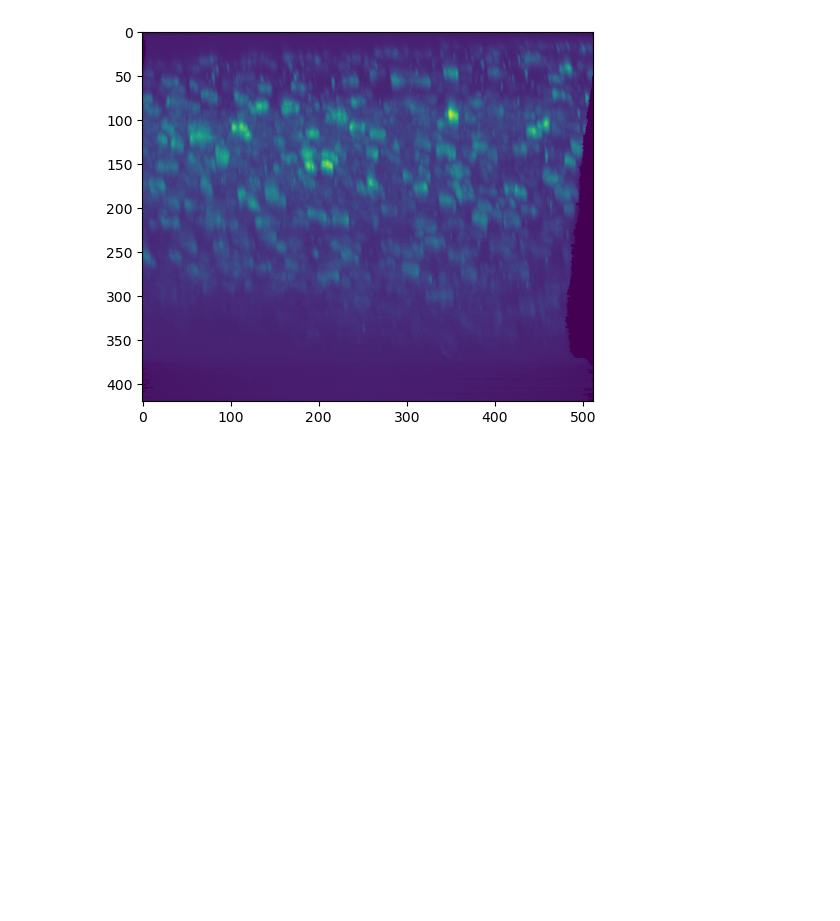
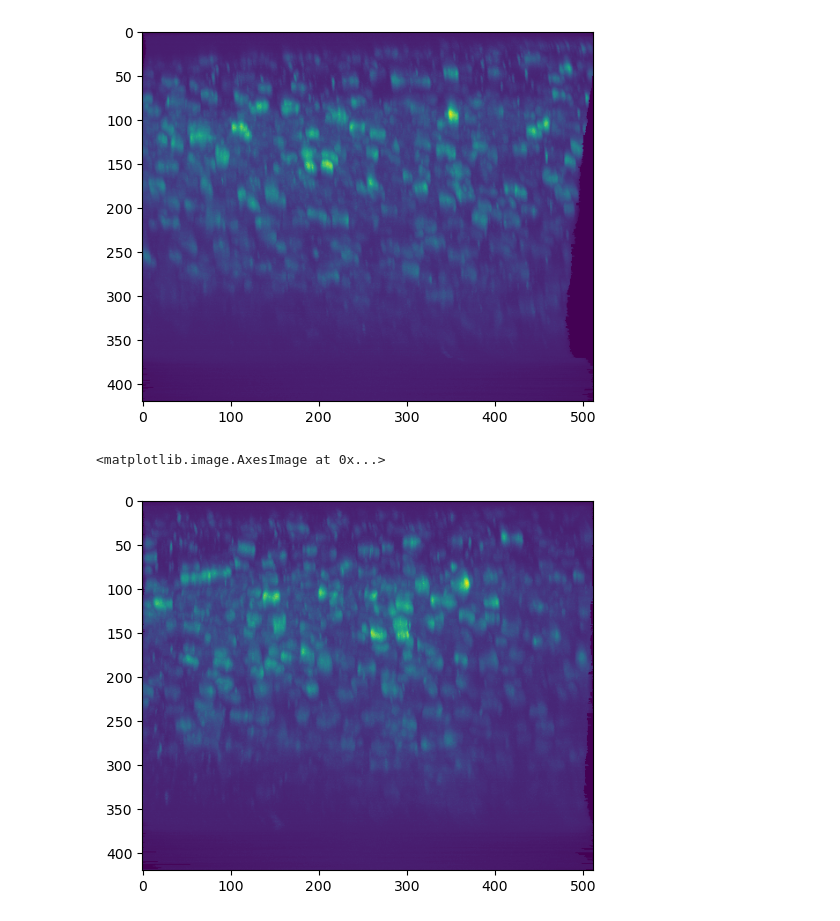
Before and after one commit to AllenNeuralDynamics/lamf_analysis_lims, a Jupyter notebook: qc/2p_data/240209_zstack_reg_dev.ipynb, the cells around one changed output. Saved outputs shown, nothing was run; the diff lists cells and outputs as text; code cells hidden in the pictures; blank space fills up the shorter version.

```diff
--- a/qc/2p_data/240209_zstack_reg_dev.ipynb
+++ b/qc/2p_data/240209_zstack_reg_dev.ipynb
@@ -331,3 +334,8 @@ plt.imshow(np.max(between_plane_reg_imgs, axis=1))
 # %% [output]
 <matplotlib.image.AxesImage at 0x...>
 [figure]
+# %%
+plt.imshow(np.max(between_plane_reg_imgs, axis=2))
+# %% [output]
+<matplotlib.image.AxesImage at 0x...>
+[figure, added]
```
Also changed, not shown: parts of 10 cells of this notebook, 1 other file.
